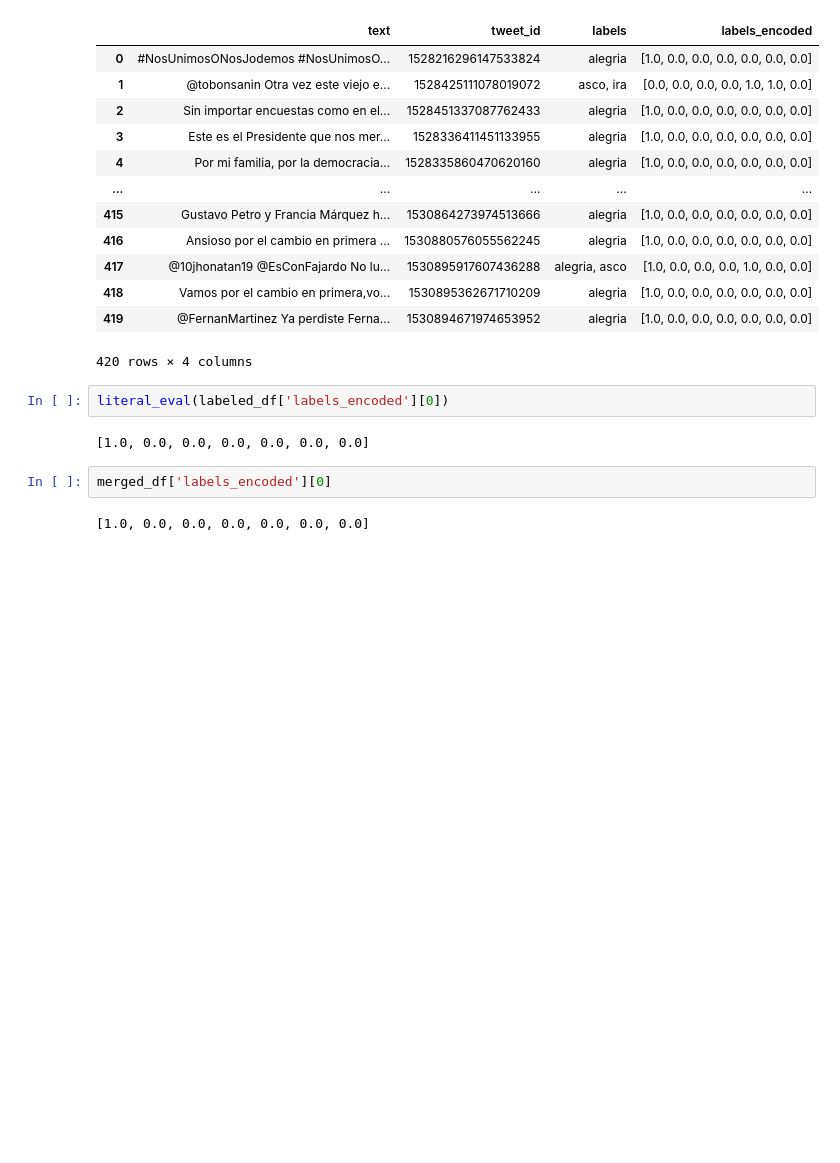
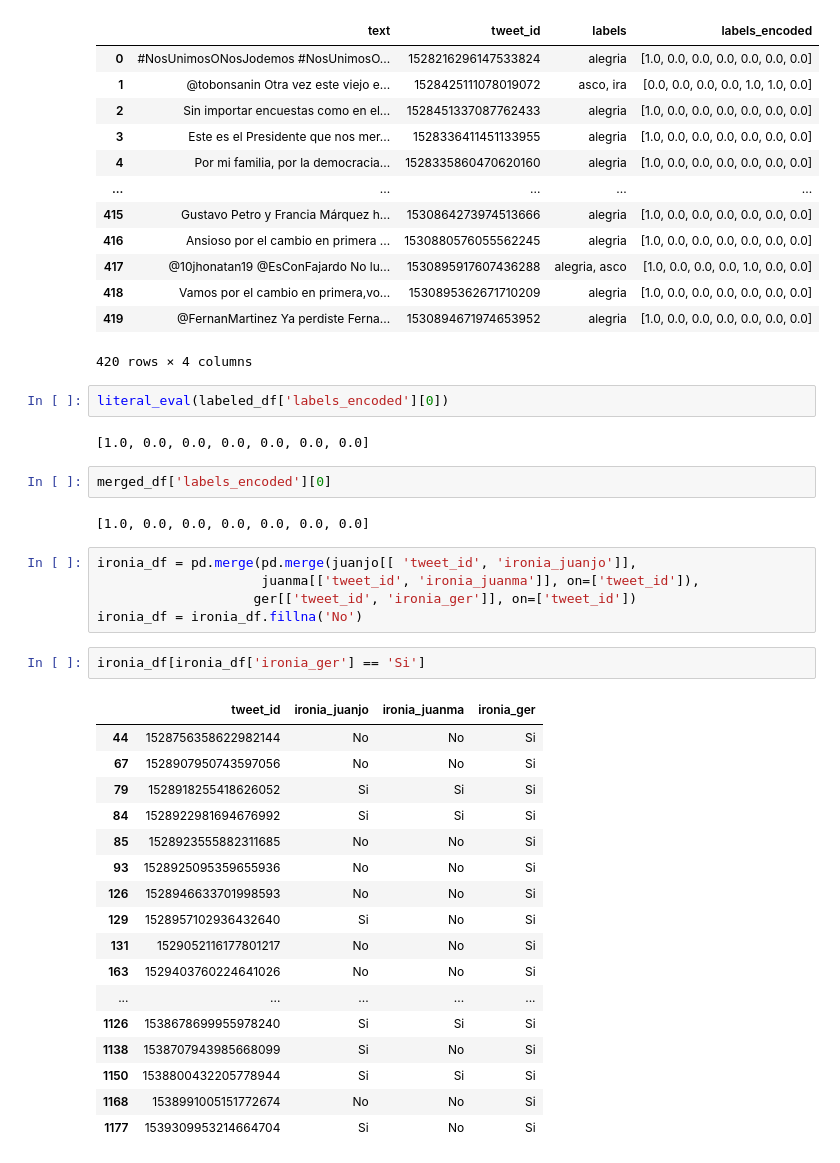
Before and after one commit to jjiguaran/Emotions_analysis, a Jupyter notebook: Code/Annotations_aggregation.ipynb, the cells around one changed output. Cells and saved outputs as stored; diff of their text form; blank space fills up the shorter version.

```diff
--- a/Code/Annotations_aggregation.ipynb
+++ b/Code/Annotations_aggregation.ipynb
@@ -102,3 +124,28 @@ literal_eval(labeled_df['labels_encoded'][0])
 merged_df['labels_encoded'][0]
 # %% [output]
 [1.0, 0.0, 0.0, 0.0, 0.0, 0.0, 0.0]
+# %%
+ironia_df = pd.merge(pd.merge(juanjo[[ 'tweet_id', 'ironia_juanjo']],
+                     juanma[['tweet_id', 'ironia_juanma']], on=['tweet_id']),
+                    ger[['tweet_id', 'ironia_ger']], on=['tweet_id'])
+ironia_df = ironia_df.fillna('No')
+# %%
+ironia_df[ironia_df['ironia_ger'] == 'Si']
+# %% [output]
+|  | tweet_id | ironia_juanjo | ironia_juanma | ironia_ger |
+| 44 | 1528756358622982144 | No | No | Si |
+| 67 | 1528907950743597056 | No | No | Si |
+| 79 | 1528918255418626052 | Si | Si | Si |
+| 84 | 1528922981694676992 | Si | Si | Si |
+| 85 | 1528923555882311685 | No | No | Si |
+| 93 | 1528925095359655936 | No | No | Si |
+| 126 | 1528946633701998593 | No | No | Si |
+| 129 | 1528957102936432640 | Si | No | Si |
+| 131 | 1529052116177801217 | No | No | Si |
+| 163 | 1529403760224641026 | No | No | Si |
+| ... | ... | ... | ... | ... |
+| 1126 | 1538678699955978240 | Si | Si | Si |
+| 1138 | 1538707943985668099 | Si | No | Si |
+| 1150 | 1538800432205778944 | Si | Si | Si |
+| 1168 | 1538991005151772674 | No | No | Si |
+| 1177 | 1539309953214664704 | Si | No | Si |
```
Also changed, not shown: parts of 11 cells of this notebook, 2 other files.
